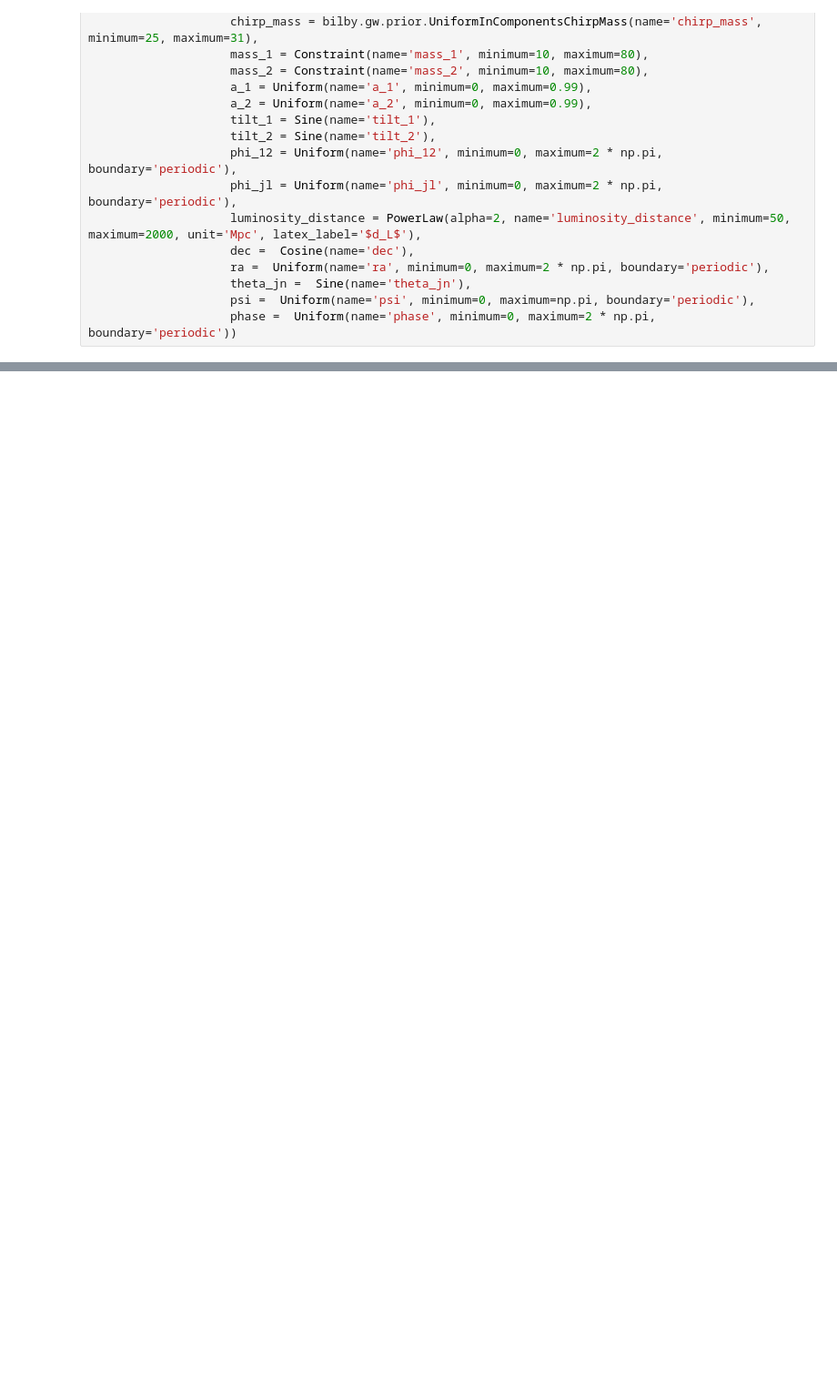
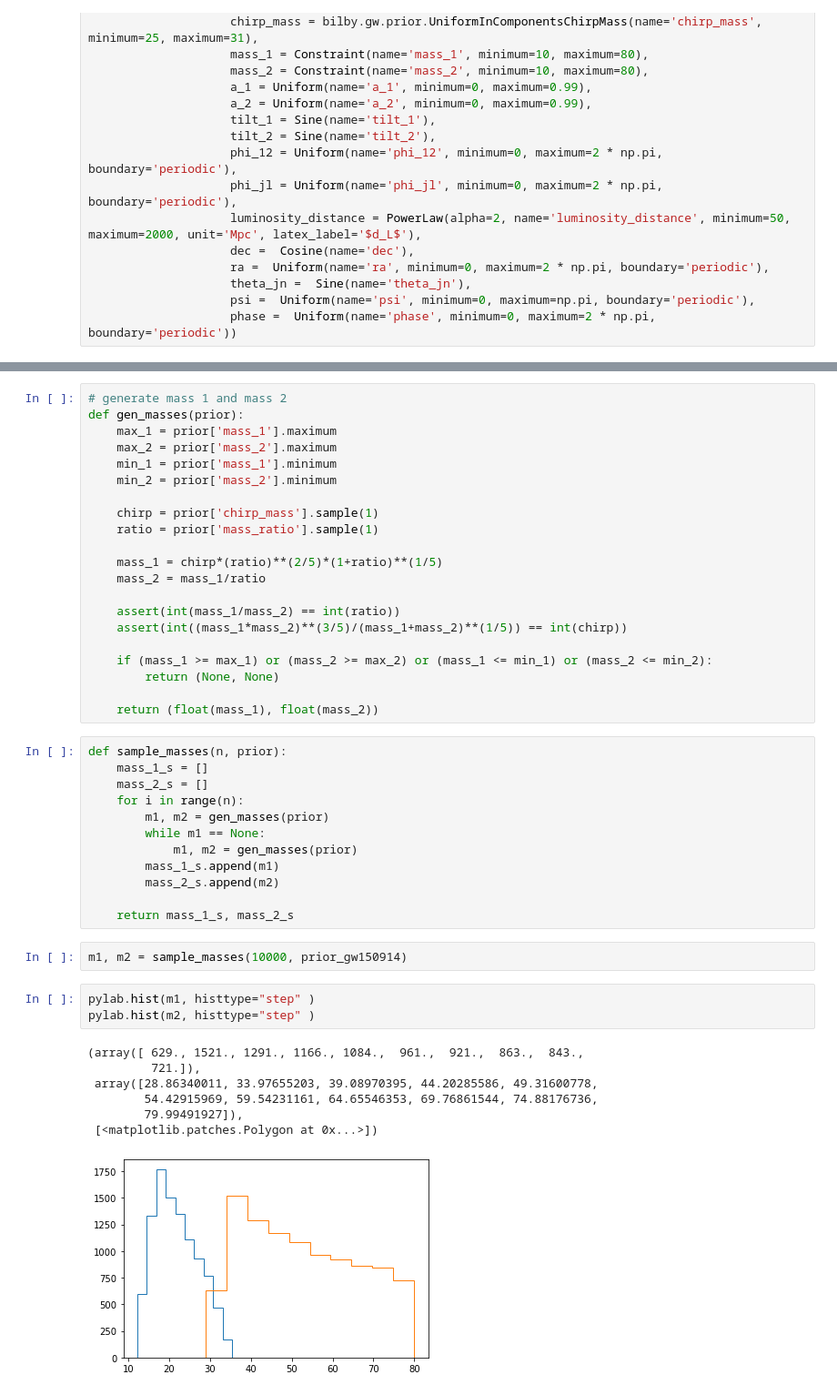
Before and after one commit to danielahyano/ligo-summer-2022, a Jupyter notebook: playing-with-bilby.ipynb, the cells around one changed output, grey strips where cells are left out. Shown: that part at 91% size. Drawn from its saved outputs; the diff is of its cells as text; blank space fills up the shorter version.

Commit message:
calculated samples for m1 and m2

```diff
--- a/playing-with-bilby.ipynb
+++ b/playing-with-bilby.ipynb
@@ -61,0 +62,46 @@ for key in prior_gw150914:
+# %%
+# generate mass 1 and mass 2
+def gen_masses(prior):
+    max_1 = prior['mass_1'].maximum
+    max_2 = prior['mass_2'].maximum
+    min_1 = prior['mass_1'].minimum
+    min_2 = prior['mass_2'].minimum
+
+    chirp = prior['chirp_mass'].sample(1)
+    ratio = prior['mass_ratio'].sample(1)
+
+    mass_1 = chirp*(ratio)**(2/5)*(1+ratio)**(1/5)
+    mass_2 = mass_1/ratio
+
+    assert(int(mass_1/mass_2) == int(ratio))
+    assert(int((mass_1*mass_2)**(3/5)/(mass_1+mass_2)**(1/5)) == int(chirp))
+
+    if (mass_1 >= max_1) or (mass_2 >= max_2) or (mass_1 <= min_1) or (mass_2 <= min_2):
+        return (None, None)
+
+    return (float(mass_1), float(mass_2))
+# %%
+def sample_masses(n, prior):
+    mass_1_s = []
+    mass_2_s = []
+    for i in range(n):
+        m1, m2 = gen_masses(prior)
+        while m1 == None:
+            m1, m2 = gen_masses(prior)
+        mass_1_s.append(m1)
+        mass_2_s.append(m2)
+
+    return mass_1_s, mass_2_s
+# %%
+m1, m2 = sample_masses(10000, prior_gw150914)
+# %%
+pylab.hist(m1, histtype="step" )
+pylab.hist(m2, histtype="step" )
+# %% [output]
+(array([ 629., 1521., 1291., 1166., 1084.,  961.,  921.,  863.,  843.,
+         721.]),
+ array([28.86340011, 33.97655203, 39.08970395, 44.20285586, 49.31600778,
+        54.42915969, 59.54231161, 64.65546353, 69.76861544, 74.88176736,
+        79.99491927]),
+ [<matplotlib.patches.Polygon at 0x...>])
+[figure, added]
```
Also changed, not shown: parts of 3 cells of this notebook.
